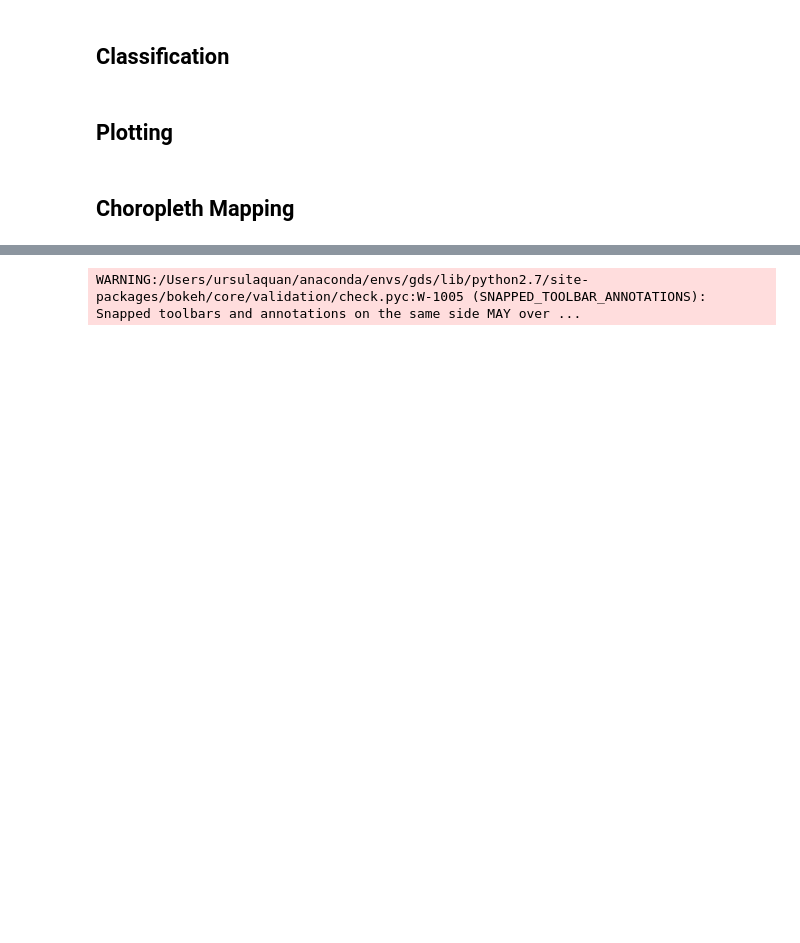
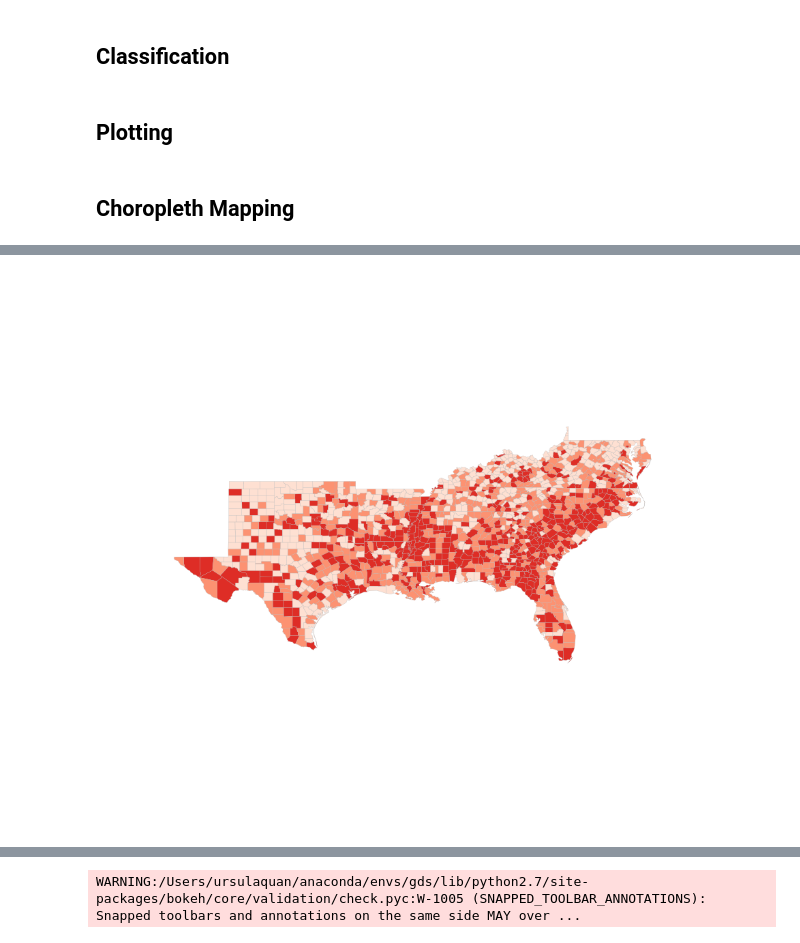
Before and after one commit to UrsulaQuan/pysal, a Jupyter notebook: pysal/contrib/viz/UrsulaBivariateMapping/GIS322 Final Project.ipynb, the cells around one changed output, grey strips where cells are left out. Drawn from its saved outputs; the diff is of its cells as text; code cells hidden in the pictures; blank space fills up the shorter version.

```diff
--- a/pysal/contrib/viz/UrsulaBivariateMapping/GIS322 Final Project.ipynb
+++ b/pysal/contrib/viz/UrsulaBivariateMapping/GIS322 Final Project.ipynb
@@ -180,0 +277,86 @@ def choroplethmap(shape_name,class1,class2,legend):
+# %%
+import matplotlib.pyplot as plt
+import matplotlib.patches as patches
+import matplotlib.colors as mpc
+
+from ipywidgets import Dropdown, RadioButtons,  HBox, interact
+from IPython.display import display
+from pysal.contrib.viz import mapping as maps
+from pysal.contrib.viz.color import get_maps_by_type
+from pysal.contrib.viz.color import qualitative, sequential, diverging
+from pysal.contrib.viz.color import get_color_map
+
+
+ctypes = (sequential, diverging, qualitative)
+color_display_types = {}
+for ctype in ctypes:
+    cmaps = get_maps_by_type(ctype)
+    ctype_name = ctype.__name__.split(".")[-1]
+    displays = {}
+    for cmap in cmaps:
+        cmap = cmap.split("_")[0]
+        if cmap not in displays:
+            c = get_color_map(cmtype=ctype_name, name=cmap)
+            displays[cmap] = c
+    color_display_types[ctype_name] = displays
+
+def pcmaps(dtype,selected = 0):
+    """
+    Embed a figure displaying color maps for a given data type and mimic a
+    selector
+    """
+
+    fig = plt.figure(figsize=(2, 2))
+    w = 1. / (9 + .5 * (9-1))
+    h = 1./11
+    ax = fig.add_subplot(111, aspect='equal')
+    for i, cmap in enumerate(color_display_types[dtype]):
+        c = [mpc.hex2color(c) for c in color_display_types[dtype][cmap]]
+        row = i / 9
+        col = i % 9
+        lx = col * (w + .5 * w)
+        ly = (1-row) * (5 * h + h)
+        for j, clr in enumerate(c):
+            p = patches.Rectangle((lx, ly+(j*h)), w, h, fill=True, color=clr)
+            ax.add_patch(p)
+
+def choro(gd, col, show_cmaps=True, fig_size=(10, 10)):
+    dt = sorted(color_display_types.keys(), reverse=True)
+    data_type = RadioButtons(description='Data Type', options=dt)
+    bindings = {}
+    for t in dt:
+        bindings[t] = color_display_types[t].keys()
+
+    cmap_dd = Dropdown(description='CMap:', options=bindings[data_type.value])
+
+    def type_change(change):
+        with cmap_dd.hold_trait_notifications():
+            cmap_dd.options = bindings[change['new']]
+            k_dd.options = kbindings[change['new']]
+
+    def cmap_change(change):
+            with cmap_dd.hold_trait_notifications():
+                print('new cmap', str(change['new']))
+
+    data_type.observe(type_change, names=['value'])
+    cmap_dd.observe(cmap_change, names=['value'])
+    kbindings = {'sequential': map(str, range(3, 9+1)),
+                 'qualitative': map(str, range(3, 12+1)),
+                 'diverging': map(str, range(3, 11+1))}
+
+    k_dd = Dropdown(description='k', options=kbindings[data_type.value])
+    display(HBox([data_type, k_dd]))
+
+    @interact(cmap=cmap_dd)
+    def plot_cmaps(cmap):
+        i = cmap_dd.options.index(cmap)
+        #if show_cmaps:
+            #pcmaps(data_type.value, i)
+        maps.geoplot(gd, col, k=int(k_dd.value), palette=str(cmap_dd.value),
+                     figsize=fig_size)
+
+import pysal as ps
+gd = ps.pdio.read_files(ps.examples.get_path('south.shp'))
+choro(gd, 'HR90')
+# %% [output]
+[figure, added]
```
Also changed, not shown: parts of 14 cells of this notebook, 11 other files.
